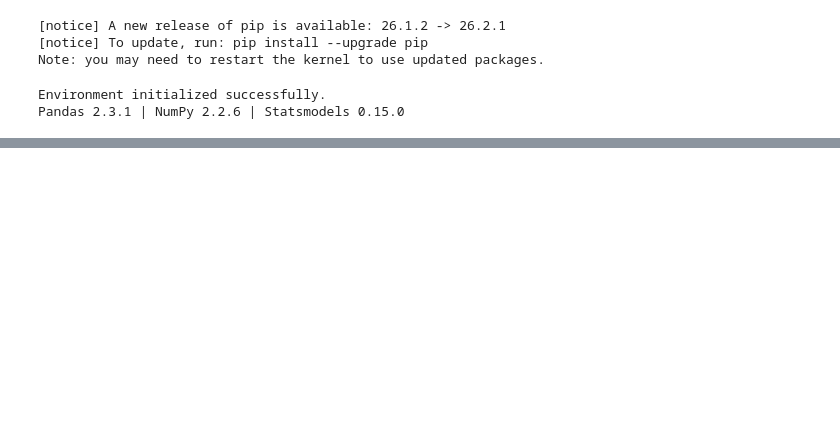
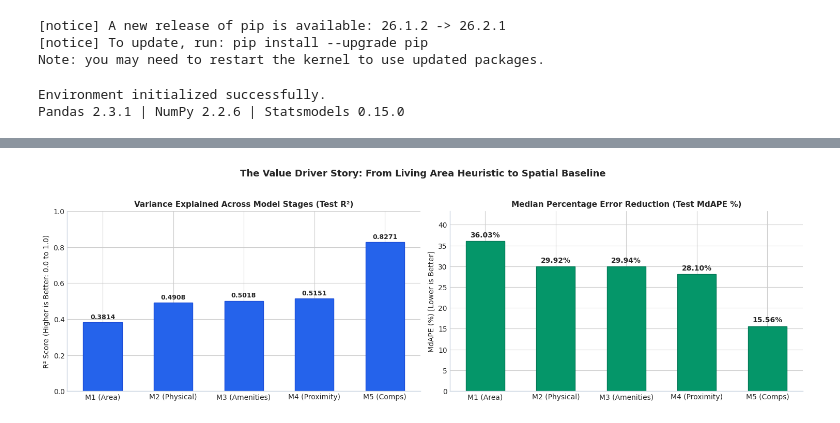
Before and after one commit to SteveWong-a/IDX-Exchange-Data-Science, a Jupyter notebook: 03_baseline_model.ipynb, the cells around one changed output, grey strips where cells are left out. Saved outputs shown, nothing was run; the diff lists cells and outputs as text; code cells hidden in the pictures; blank space fills up the shorter version.

```diff
--- a/03_baseline_model.ipynb
+++ b/03_baseline_model.ipynb
@@ -936,0 +243,99 @@ must demonstrate statistically meaningful gains over R² = 0.8271 and MdAPE = 15
+# %%
+# 2. Train and Evaluate Nested Linear Model Hierarchy
+
+# Define nested feature sets
+f_m1 = ['LivingArea']
+f_m2 = ['LivingArea', 'BedroomsTotal', 'BathroomsTotalInteger', 'TotalRooms', 'BedBathRatio',
+        'LotSizeSquareFeet', 'LivingArea_to_LotSize', 'PropertyAge', 'Stories', 'GarageSpaces']
+f_m3 = f_m2 + ['AttachedGarageYN', 'PoolPrivateYN', 'ViewYN', 'FireplaceYN', 'NewConstructionYN', 'HasHOA', 'AssociationFee']
+f_m4 = f_m3 + ['Dist_LA_km', 'Dist_SF_km', 'Dist_SD_km', 'Dist_SJ_km']
+f_m5 = f_m4 + ['comp_median_ppsf', 'comp_median_price']
+
+nested_models = [
+    ('M1: Living Area Only (Univariate)', f_m1),
+    ('M2: Structural & Physical Core', f_m2),
+    ('M3: Physical + Amenity Flags', f_m3),
+    ('M4: Physical + Spatial Gravity', f_m4),
+    ('M5: Full Baseline (Physical + Spatial + Comps)', f_m5)
+]
+
+progression_eval = []
+nested_predictions = {}
+
+y_train = train_df['ClosePrice'].values
+y_test = test_df['ClosePrice'].values
+
+for name, feature_list in nested_models:
+    scaler = StandardScaler()
+    X_tr = scaler.fit_transform(train_df[feature_list])
+    X_te = scaler.transform(test_df[feature_list])
+
+    reg = LinearRegression()
+    reg.fit(X_tr, y_train)
+    preds = reg.predict(X_te)
+    nested_predictions[name] = preds
+
+    r2 = r2_score(y_test, preds)
+    mae = mean_absolute_error(y_test, preds)
+    rmse = np.sqrt(mean_squared_error(y_test, preds))
+    pct_errors = np.abs((y_test - preds) / y_test) * 100
+    mdape = np.median(pct_errors)
+    mape = np.mean(pct_errors)
+    within_10 = np.mean(pct_errors <= 10.0) * 100
+    within_20 = np.mean(pct_errors <= 20.0) * 100
+
+    progression_eval.append({
+        'Model Pipeline': name,
+        'Features (#)': len(feature_list),
+        'Test R² (Variance Explained: 0 to 1)': round(r2, 4),
+        'Test MAE ($ Avg Dollar Mistake)': f"${mae:,.0f}",
+        'Test RMSE ($ Large Error Penalty)': f"${rmse:,.0f}",
+        'Test MdAPE (% Typical Homeowner Error)': f"{mdape:.2f}%",
+        'Within ±10% (% Commercial Grade)': f"{within_10:.1f}%",
+        'Within ±20% (% Tolerable Band)': f"{within_20:.1f}%"
+    })
+
+progression_df = pd.DataFrame(progression_eval)
+display(progression_df)
+
+# Visualize the Incremental Gain Across Progression
+fig, (ax1, ax2) = plt.subplots(1, 2, figsize=(15, 4.5))
+
+m_labels = ['M1 (Area)', 'M2 (Physical)', 'M3 (Amenities)', 'M4 (Proximity)', 'M5 (Comps)']
+r2_vals = [float(row['Test R² (Variance Explained: 0 to 1)']) for row in progression_eval]
+mdape_vals = [float(row['Test MdAPE (% Typical Homeowner Error)'].replace('%', '')) for row in progression_eval]
+
+# Plot R2 Progression
+bars1 = ax1.bar(m_labels, r2_vals, color='#2563eb', width=0.55, edgecolor='#1d4ed8')
+ax1.set_title("Variance Explained Across Model Stages (Test R²)", fontsize=11, fontweight='bold')
+ax1.set_ylabel("R² Score (Higher is Better: 0.0 to 1.0)", fontsize=10)
+ax1.set_ylim(0, 1.0)
+for bar in bars1:
+    y = bar.get_height()
+    ax1.text(bar.get_x() + bar.get_width()/2.0, y + 0.02, f"{y:.4f}", ha='center', fontsize=9, fontweight='bold')
+ax1.spines[['top', 'right']].set_visible(False)
+
+# Plot MdAPE Reduction
+bars2 = ax2.bar(m_labels, mdape_vals, color='#059669', width=0.55, edgecolor='#047857')
+ax2.set_title("Median Percentage Error Reduction (Test MdAPE %)", fontsize=11, fontweight='bold')
+ax2.set_ylabel("MdAPE (%) [Lower is Better]", fontsize=10)
+ax2.set_ylim(0, max(mdape_vals) * 1.2)
+for bar in bars2:
+    y = bar.get_height()
+    ax2.text(bar.get_x() + bar.get_width()/2.0, y + 1.0, f"{y:.2f}%", ha='center', fontweight='bold')
+ax2.spines[['top', 'right']].set_visible(False)
+
+plt.suptitle("The Value Driver Story: From Living Area Heuristic to Spatial Baseline", fontsize=13, fontweight='bold', y=1.03)
+plt.tight_layout()
+plt.show()
+
+print("Key Metric Takeaways from Model Progression:")
+print("1. Living Area Alone (M1): R² = 0.3814, MAE = $517,928, MdAPE = 36.03%.")
+print("   What this means: Square footage alone only explains 38.1% of market price variation.")
+print("2. Structural & Amenities (M2-M3): R² reaches 0.5018 and MdAPE drops to 29.94%.")
+print("   What this means: Adding layout, lot size, bathrooms, and pools explains an extra 12.0% of market variance.")
+print("3. Spatial Gravity (M4): Urban employment proximity pushes R² to 0.5151 and lowers MAE to $424,746.")
+print("4. Local Neighborhood Comps (M5): Transforms model performance:")
+print("   R² surges from 0.5151 to 0.8271 (+31.2 percentage points), MAE drops from $424K to $236K, and MdAPE drops to 15.56%!")
+print("   What this means: Real estate is fundamentally hyper-local; comps provide the decisive pricing anchor.")
+# %% [output]
@@ -936,0 +348 @@ must demonstrate statistically meaningful gains over R² = 0.8271 and MdAPE = 15
+[figure, added]
```
Also changed, not shown: parts of 43 cells of this notebook.
